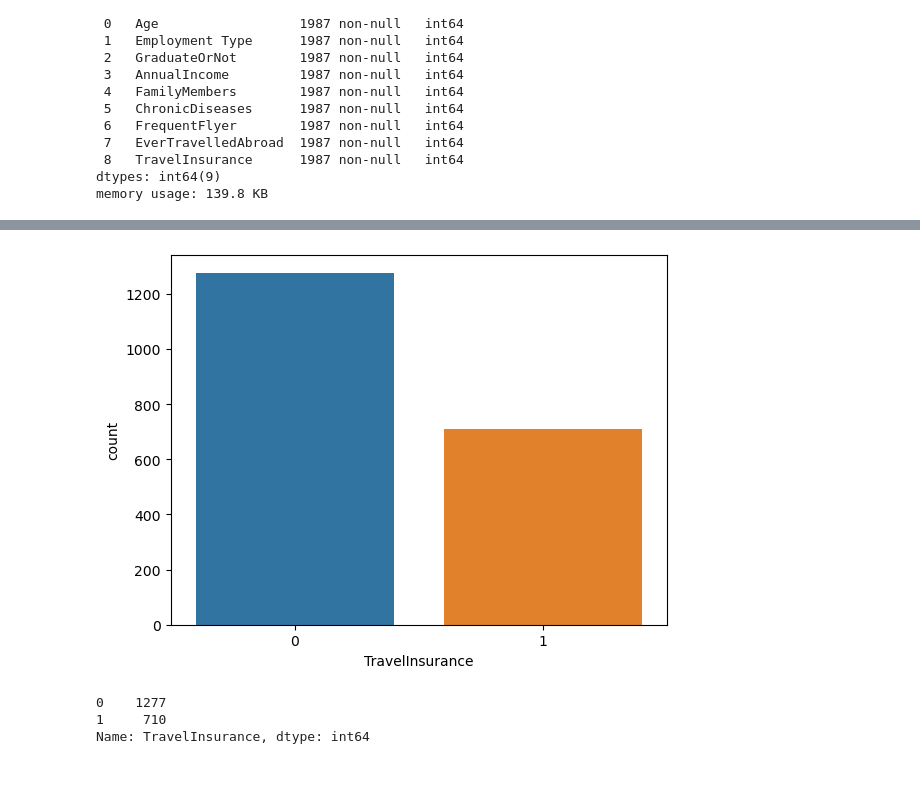
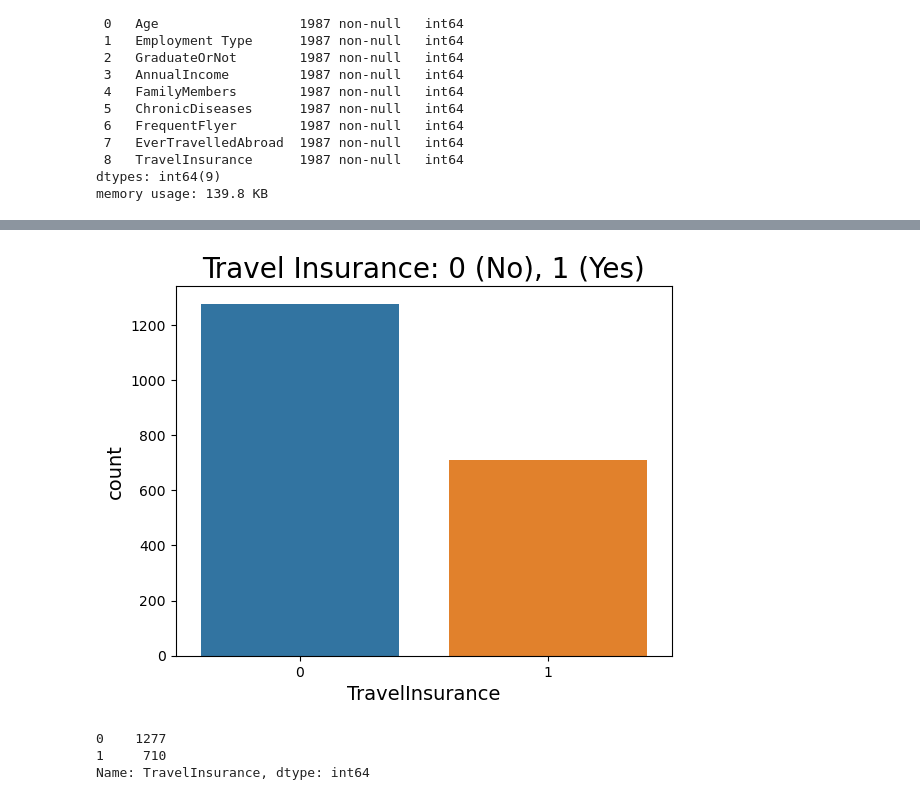
Before and after one commit to nchristoforou/Travel_Insurance_Classification, a Jupyter notebook: 03. Analysis/Analysi.ipynb, the cells around one changed output, grey strips where cells are left out. Saved outputs shown, nothing was run; the diff lists cells and outputs as text; code cells hidden in the pictures.

```diff
--- a/03. Analysis/Analysi.ipynb
+++ b/03. Analysis/Analysi.ipynb
@@ -90,8 +90,12 @@ plt.savefig('plot.jpg', format='jpeg', dpi=300)
 # %%
+
+plt.title('Travel Insurance: 0 (No), 1 (Yes)', size=20)
+plt.xlabel("Class", size=14)
+plt.ylabel("Count", size=14)
 sns.countplot(x = df['TravelInsurance'])
 None
 # %% [output]
-[figure, old version]
+[figure, new version]
 # %%
 df['TravelInsurance'].value_counts()
 # %% [output]
```
Also changed, not shown: parts of 1 cell of this notebook, 2 other files.
